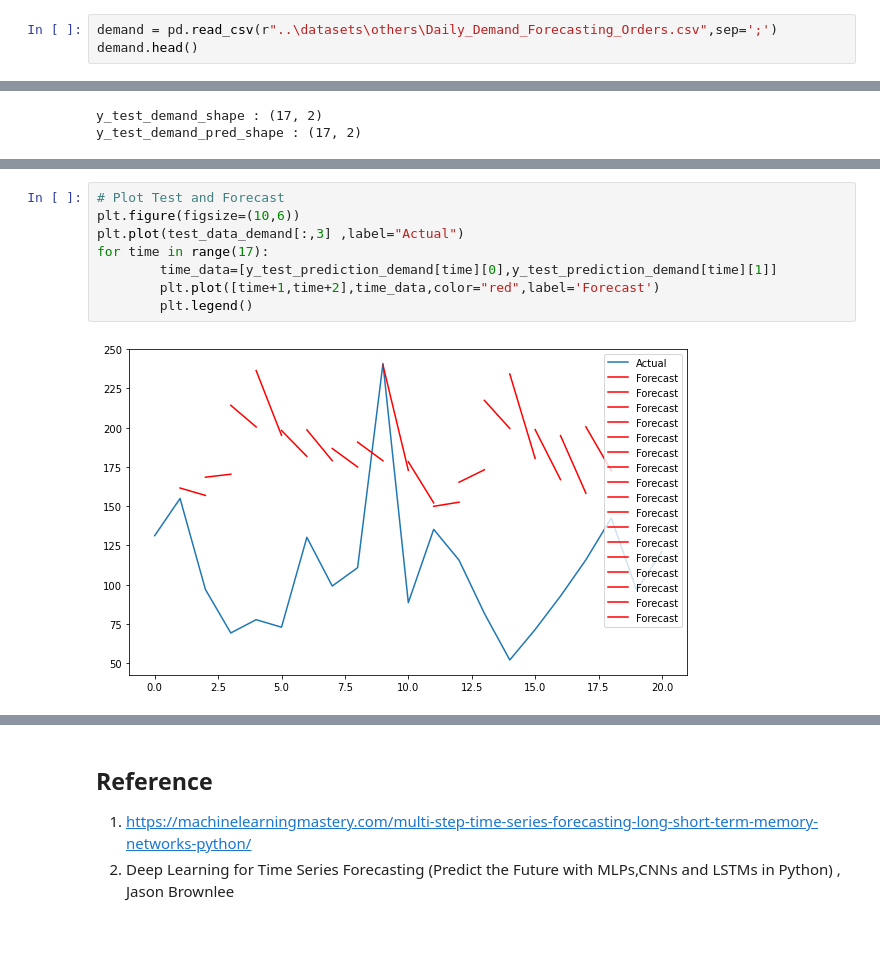
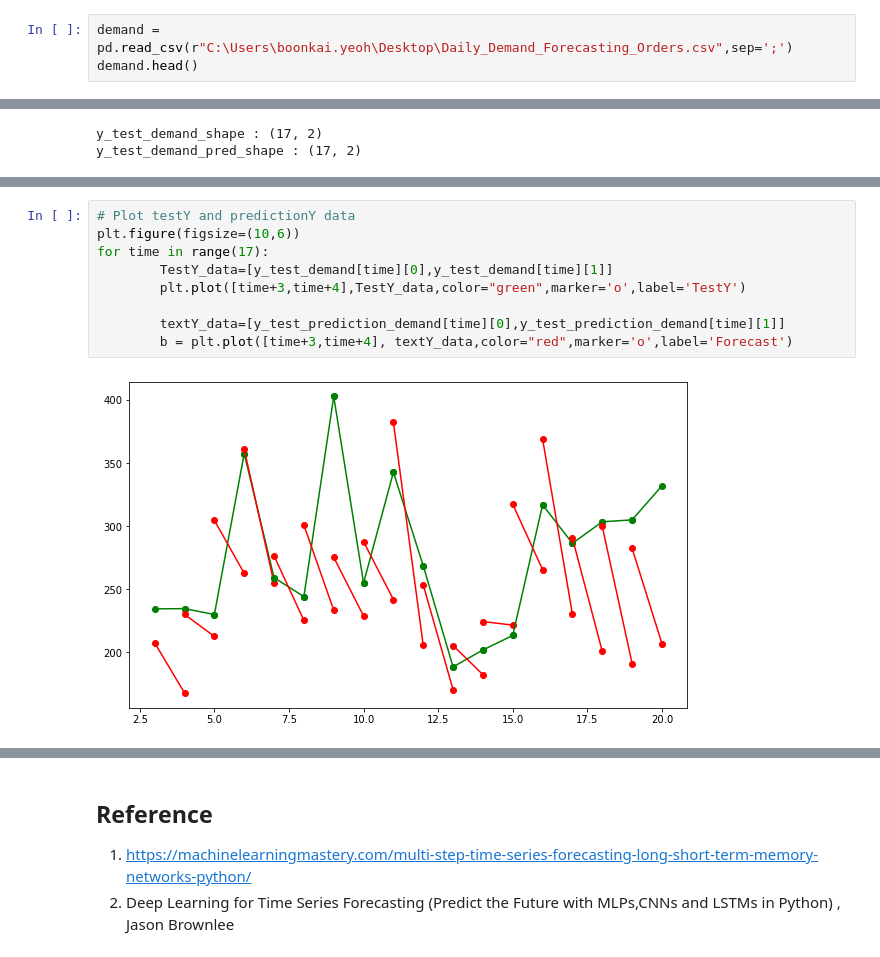
Before and after one commit to CertifaiAI/time-series-labs, a Jupyter notebook: notebook/Multivariate Input -Univariate Output-MultiStep.ipynb, the cells around one changed output, grey strips where cells are left out. Saved outputs shown, nothing was run; the diff lists cells and outputs as text.

Commit message:
edit plot graph

```diff
--- a/notebook/Multivariate Input -Univariate Output-MultiStep.ipynb
+++ b/notebook/Multivariate Input -Univariate Output-MultiStep.ipynb
@@ -355,7 +355,7 @@ Test Score: 112.42 RMSE
 Predict total number of demand of orders (Target Total Orders)
 Data Source : https://code.datasciencedojo.com/datasciencedojo/datasets/tree/master/Daily%20Demand%20Forecasting%20Orders
 # %%
-demand = pd.read_csv(r"..\datasets\others\Daily_Demand_Forecasting_Orders.csv",sep=';')
+demand = pd.read_csv(r"C:\Users\boonkai.yeoh\Desktop\Daily_Demand_Forecasting_Orders.csv",sep=';')
 demand.head()
 # %% [output]
 |  | Week of the month (first week, se... | Day of the week (Monday to Friday) | Non-urgent order | Urgent order | Order type A | ... |
@@ -589,10 +599,11 @@ Test Score: 90.72 RMSE
 # %%
-# Plot Test and Forecast
+# Plot testY and predictionY data
 plt.figure(figsize=(10,6))
-plt.plot(test_data_demand[:,3] ,label="Actual")
 for time in range(17):
-        time_data=[y_test_prediction_demand[time][0],y_test_prediction_demand[time][1]]
-        plt.plot([time+1,time+2],time_data,color="red",label='Forecast')
-        plt.legend()
+        TestY_data=[y_test_demand[time][0],y_test_demand[time][1]]
+        plt.plot([time+3,time+4],TestY_data,color="green",marker='o',label='TestY')
+
+        textY_data=[y_test_prediction_demand[time][0],y_test_prediction_demand[time][1]]
+        b = plt.plot([time+3,time+4], textY_data,color="red",marker='o',label='Forecast')
 # %% [output]
-[figure, old version]
+[figure, new version]
```
Also changed, not shown: parts of 8 cells of this notebook.
